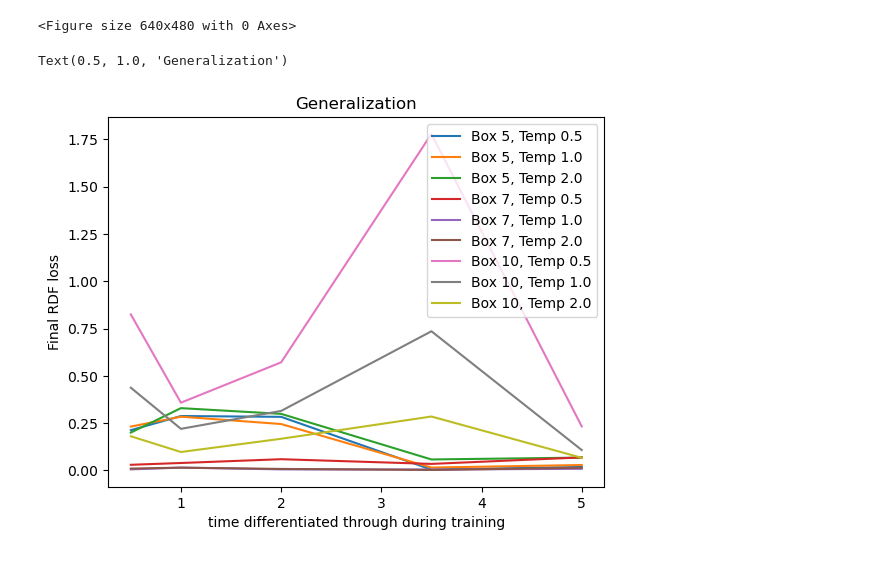
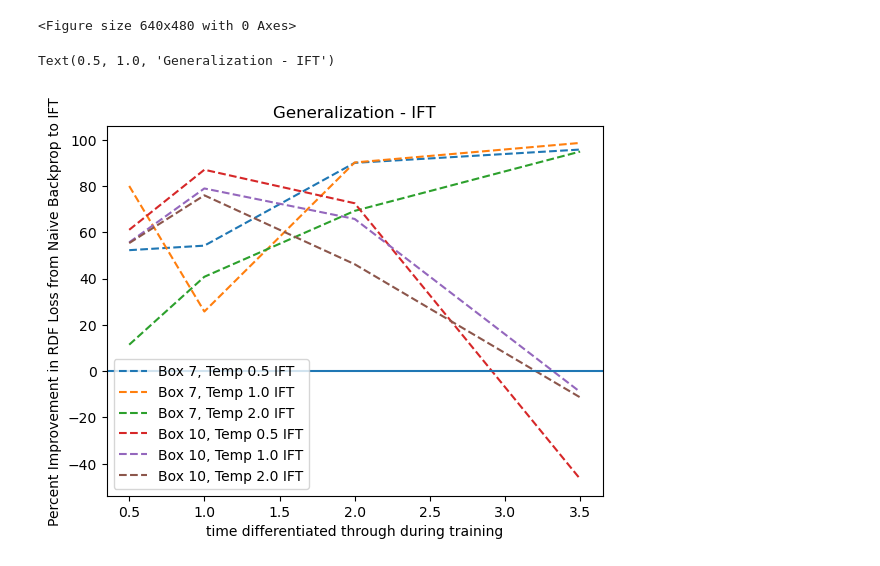
Before and after one commit to jeevster/implicit-md, a Jupyter notebook: Untitled.ipynb, the cells around one changed output. Drawn from its saved outputs; the diff is of its cells as text; code cells hidden in the pictures.

Commit message:
compare generalization between naive and ift

```diff
--- a/Untitled.ipynb
+++ b/Untitled.ipynb
@@ -78,36 +78,44 @@ out.release()
 # %%
 import numpy as np
 import time
 import matplotlib.pyplot as plt
 from tqdm import tqdm
 from scipy.stats import spearmanr
 
-for BOX in [5, 7, 10]:
+for BOX in [7, 10]:
     for TEMP in [0.5, 1.0, 2.0]:
 
         g_r_true = np.load(f"/home/sanjeevr/implicit-md/ground_truth/n=256_box={BOX}_temp={TEMP}_eps=1.0_sigma=1.0/gt_rdf.npy")
         #plt.plot(g_r_true, label = f"True 256, Box {BOX}, Temp {TEMP}")
 
         losses = []
-        for ttotal in [0.5, 1.0, 2.0, 3.5, 5.0]:
+        for ttotal in [0.5, 1.0, 2.0, 3.5]:
 
             g_r = np.load(f"/home/sanjeevr/implicit-md/results/IMPLICIT_generalization_n=256_box={BOX}_temp={TEMP}_eps=1.0_sigma=1.0_dt=0.005_ttotal=5.0/IMPLICIT_ckpt_n=256_box=7_temp=1.0_eps=1.0_sigma=1.0_dt=0.005_ttotal={ttotal}_rdf_epoch1.npy")
         #     plt.plot(g_r, label = f"Box 7 Temp 1 Generalization: {ttotal}")
-            loss = np.mean((g_r_true - g_r)**2)
+            loss_ift = np.mean((g_r_true - g_r)**2)
             #print(f"Ttotal = {ttotal}, loss = {loss}")
-            losses.append(loss)
+
+            g_r = np.load(f"/home/sanjeevr/implicit-md/results/generalization_n=256_box={BOX}_temp={TEMP}_eps=1.0_sigma=1.0_dt=0.005_ttotal=5.0/ckpt_n=256_box=7_temp=1.0_eps=1.0_sigma=1.0_dt=0.005_ttotal={ttotal}_rdf_epoch1.npy")
+        #     plt.plot(g_r, label = f"Box 7 Temp 1 Generalization: {ttotal}")
+            loss_naive = np.mean((g_r_true - g_r)**2)
+            losses.append((loss_naive - loss_ift) / loss_naive *100)
+
+        plt.plot([0.5, 1.0, 2.0, 3.5], losses, label = f"Box {BOX}, Temp {TEMP} IFT", linestyle = 'dashed')
+
+
+
+#plt.yscale('log')
 
 
 
 
 
-
-
-        plt.plot([0.5, 1.0, 2.0, 3.5, 5.0], losses, label = f"Box {BOX}, Temp {TEMP}")
 plt.xlabel("time differentiated through during training")
-plt.ylabel("Final RDF loss")
+plt.ylabel("Percent Improvement in RDF Loss from Naive Backprop to IFT")
+plt.axhline(0)
 plt.legend()
-plt.title(f"Generalization")
+plt.title(f"Generalization - IFT")
 # %% [output]
-Text(0.5, 1.0, 'Generalization')
+Text(0.5, 1.0, 'Generalization - IFT')
-[figure, old version]
+[figure, new version]
```
Also changed, not shown: parts of 1 cell of this notebook, 5 other files.
